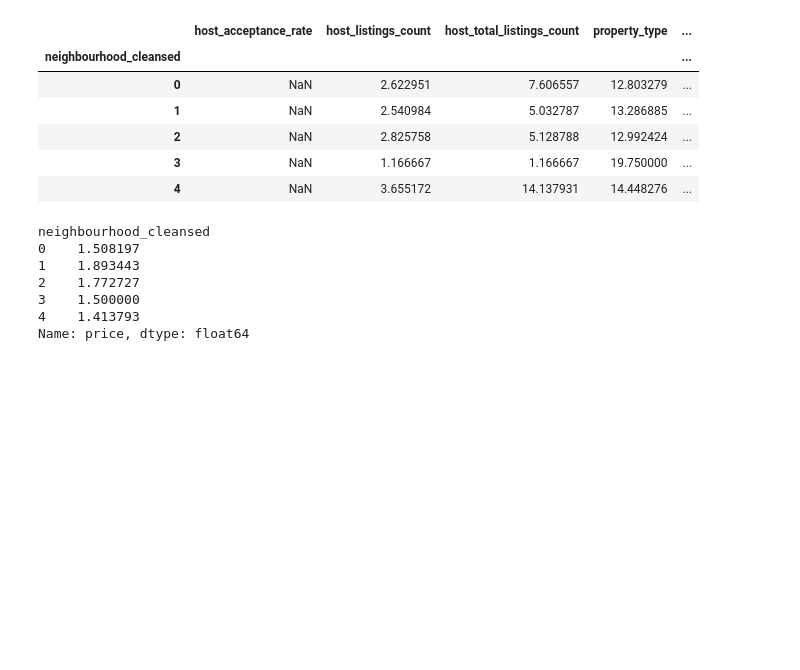
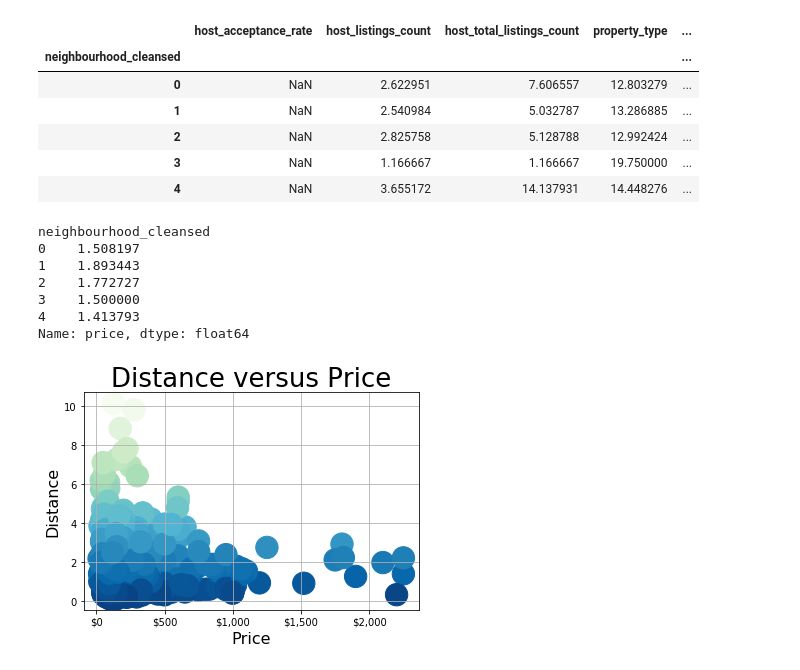
Before and after one commit to LoriHarris/Airbnb_ML, a Jupyter notebook: Cleaning.ipynb, the cells around one changed output. Saved outputs shown, nothing was run; the diff lists cells and outputs as text; code cells hidden in the pictures; blank space fills up the shorter version.

```diff
--- a/Cleaning.ipynb
+++ b/Cleaning.ipynb
@@ -241,29 +250,34 @@ def bar_price(feature, index):
 # bar_price(price_mid, p_mid)
 # bar_price(price_high, p_high)
 # %%
-# a = "#000080"
-# b = "#00BFFF"
-# c = "#32cd32"
-# d = "#FF4500"
-# clt.to_hex(a)
-# clt.to_hex(b)
-# clt.to_hex(c)
-# clt.to_hex(d)
+a = "#000080"
+b = "#00BFFF"
+c = "#32cd32"
+d = "#FF4500"
+clt.to_hex(a)
+clt.to_hex(b)
+clt.to_hex(c)
+clt.to_hex(d)
+# cmap_reversed = reversed('GnBu')
+price = sample['price']
+dist = sample['distance_center']
+fig, ax = plt.subplots()
+ax.scatter(price,dist, c=dist, s=500, cmap='GnBu_r')
+ax.xaxis.set_major_formatter(mpl.ticker.StrMethodFormatter('${x:,.0f}'))
+# plt.scatter(x, y, c=y, s=500, cmap='gray')
+# plt.show()
+# plt.style.use('seaborn')
+plt.grid()
 
-# price = sample['price']
-# dist = sample['distance_center']
-# fig, ax = plt.subplots()
-# ax.scatter(price,dist, color=b)
-# ax.xaxis.set_major_formatter(mpl.ticker.StrMethodFormatter('${x:,.0f}'))
+plt.title('Distance versus Price',fontsize=26)
+plt.xlabel('Price', fontsize=16)
+plt.ylabel('Distance', fontsize=16)
 
 
-# plt.style.use('seaborn')
-# plt.title('Distance versus Price')
-# plt.xlabel('Price')
-# plt.ylabel('Distance')
-# plt.grid()
 
-# plt.show()
+plt.show()
+# %% [output]
+[figure, added]
 # %%
 # df = df.replace([np.inf, -np.inf], np.nan)
 df = df.reset_index()
```
Also changed, not shown: parts of 42 cells of this notebook, 8 other files.
